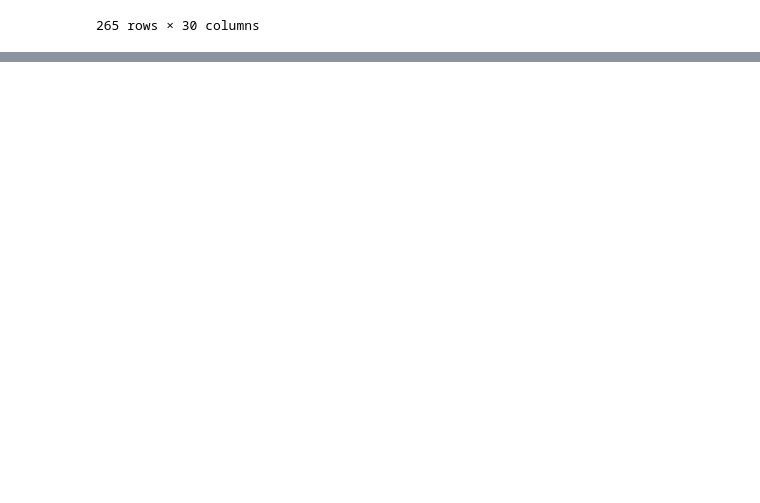
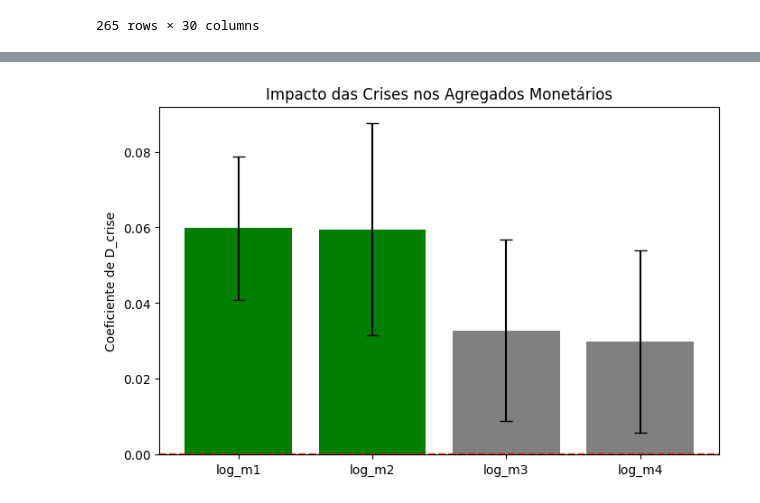
Before and after one commit to iagonmic/brazilian-monetary-aggregates-analysis, a Jupyter notebook: analysis.ipynb, the cells around one changed output, grey strips where cells are left out. Drawn from its saved outputs; the diff is of its cells as text; code cells hidden in the pictures; blank space fills up the shorter version.

```diff
--- a/analysis.ipynb
+++ b/analysis.ipynb
@@ -710,0 +841,24 @@ AttributeError: 'OLSResults' object has no attribute 'fit'
+# %%
+import pandas as pd
+import matplotlib.pyplot as plt
+
+# Resultados do modelo OLS clássico
+resultados = pd.DataFrame({
+    "Agregado": ["log_m1", "log_m2", "log_m3", "log_m4"],
+    "Coef_D_crise": [0.0598, 0.0594, 0.0328, 0.0298],
+    "StdErr": [0.019, 0.028, 0.024, 0.024],
+    "Significativo": [True, True, False, False]
+})
+
+# Cores: verde para significativo, cinza para não significativo
+resultados["Cor"] = resultados["Significativo"].apply(lambda x: "green" if x else "gray")
+
+plt.figure(figsize=(8,5))
+plt.bar(resultados["Agregado"], resultados["Coef_D_crise"], yerr=resultados["StdErr"],
+        capsize=5, color=resultados["Cor"])
+plt.axhline(0, color='red', linestyle='--')
+plt.ylabel("Coeficiente de D_crise")
+plt.title("Impacto das Crises nos Agregados Monetários")
+plt.show()
+# %% [output]
+[figure, added]
```
Also changed, not shown: parts of 14 cells of this notebook, 4 other files.
